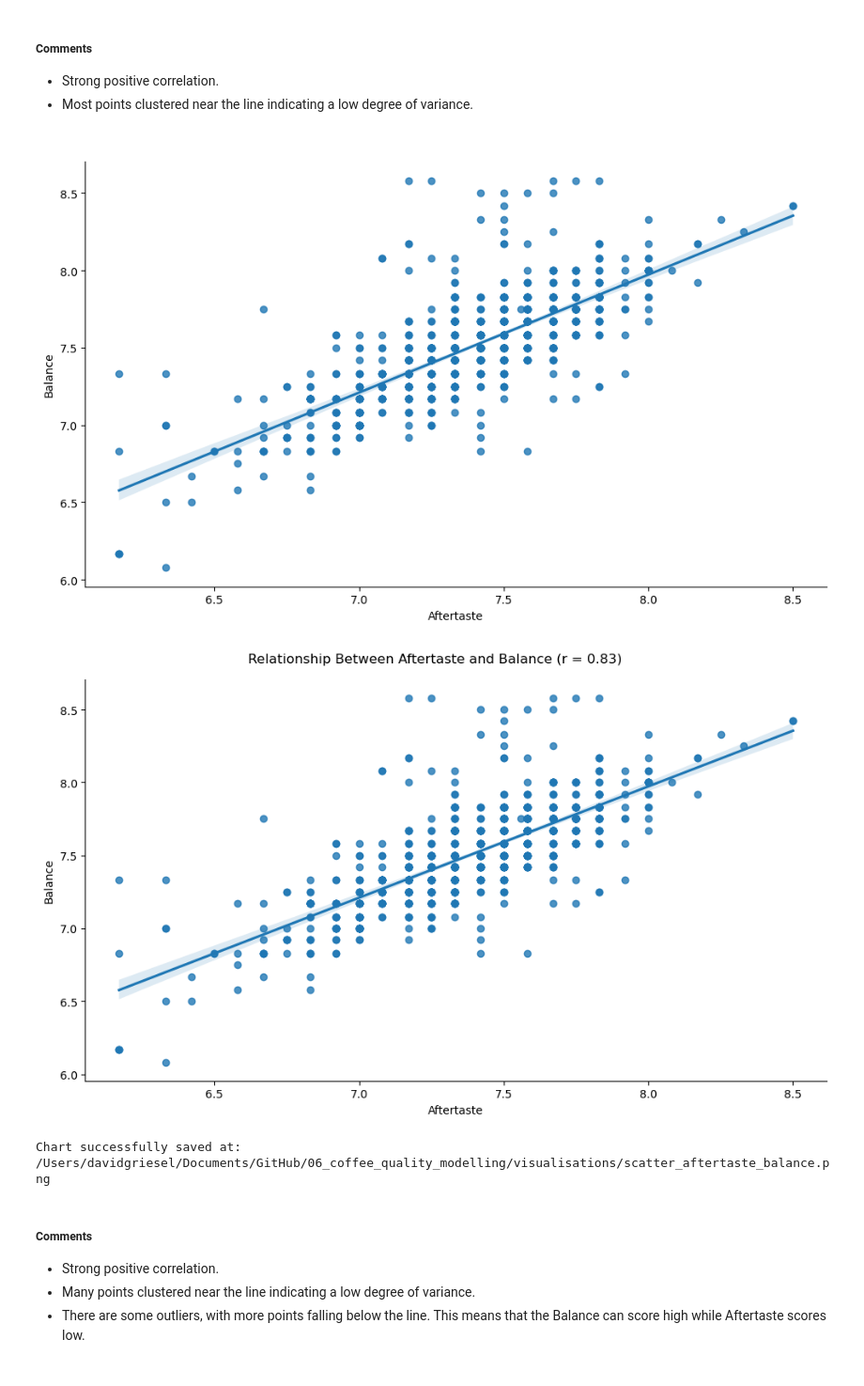
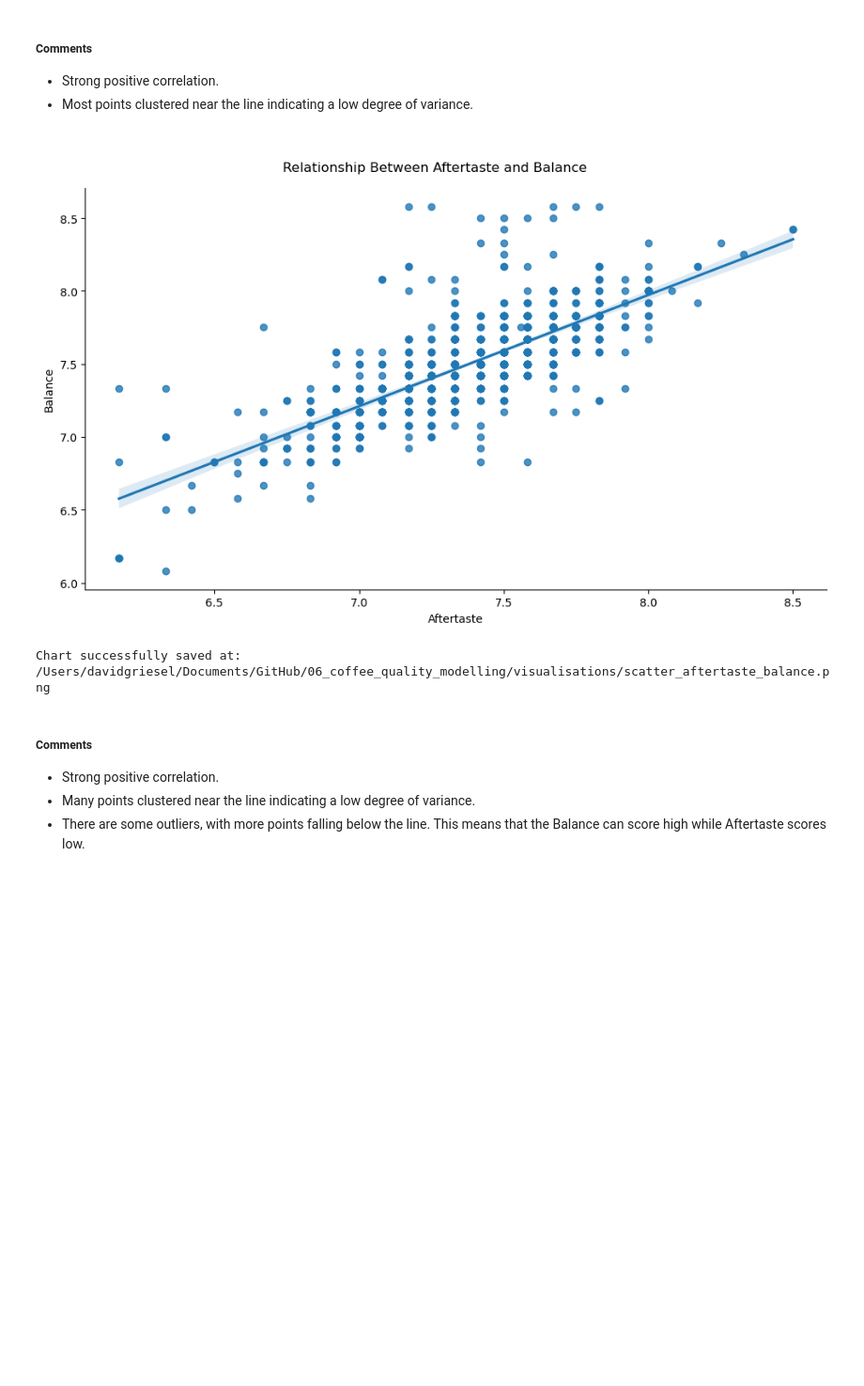
Before and after one commit to davidgriesel/06_coffee_quality_modelling, a Jupyter notebook: notebooks/02_eda.ipynb, the cells around one changed output. Shown at 94% size. Drawn from its saved outputs; the diff is of its cells as text; code cells hidden in the pictures; blank space fills up the shorter version.

```diff
--- a/notebooks/02_eda.ipynb
+++ b/notebooks/02_eda.ipynb
@@ -152,34 +152,32 @@ Chart successfully saved at: /Users/davidgriesel/Documents/GitHub/06_coffee_qual
 - Strong positive correlation.
 - Most points clustered near the line indicating a low degree of variance.<br><br>
 # %%
-# Aftertaste & Flavor - 0.83
+# Aftertaste & Flavor - 0.75
 
 # Create the regression plot
-plot = sns.lmplot(x='Aftertaste', y='Balance', data=df_matrix, height=6, aspect=10/6)
 plot = sns.lmplot(x='Aftertaste', y='Balance', data=df_matrix, height=6, aspect=10/6)
 
 # Add title and axis labels
 plot.set_axis_labels("Aftertaste", "Balance")
-plot.fig.suptitle("Relationship Between Aftertaste and Balance (r = 0.83)")
+plot.fig.suptitle("Relationship Between Aftertaste and Balance")
 plot.fig.tight_layout()
 
 # Define export path
 save_path = os.path.join(path, 'visualisations', 'scatter_aftertaste_balance.png')
 
 # Ensure the directory exists
 os.makedirs(os.path.dirname(save_path), exist_ok=True)
 
 # Save the figure
 plot.savefig(save_path, dpi=300, bbox_inches='tight')
 
 # Show the plot
 plt.show()
 
 # Print confirmation message
 print(f"Chart successfully saved at: {save_path}")
 # %% [output]
-[figure, old version]
+[figure, new version]
-[figure, removed]
 Chart successfully saved at: /Users/davidgriesel/Documents/GitHub/06_coffee_quality_modelling/visualisations/scatter_aftertaste_balance.png
 # %% [markdown]
 ##### Comments
```
Also changed, not shown: parts of 8 cells of this notebook.
